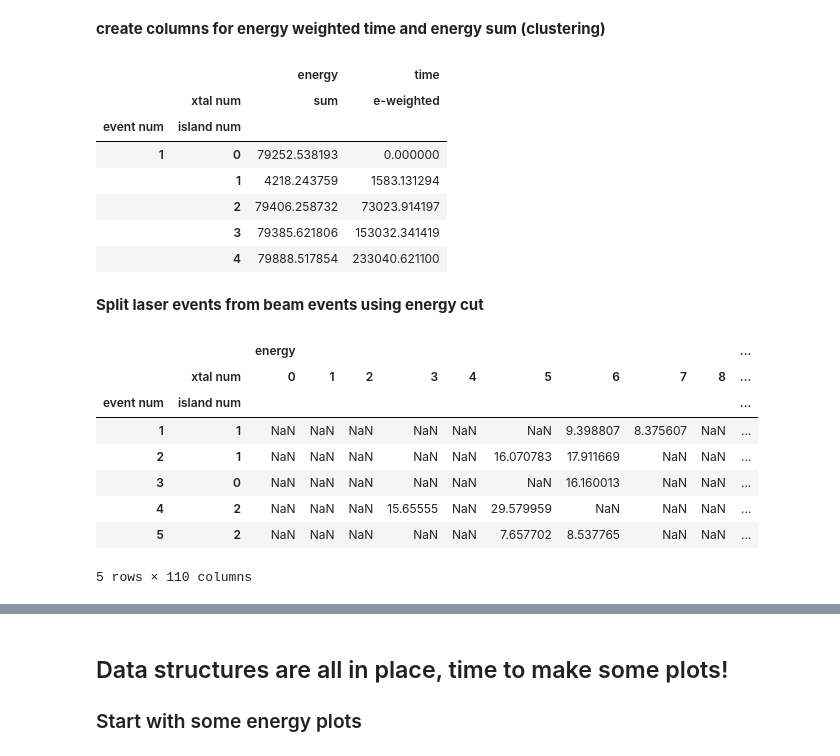
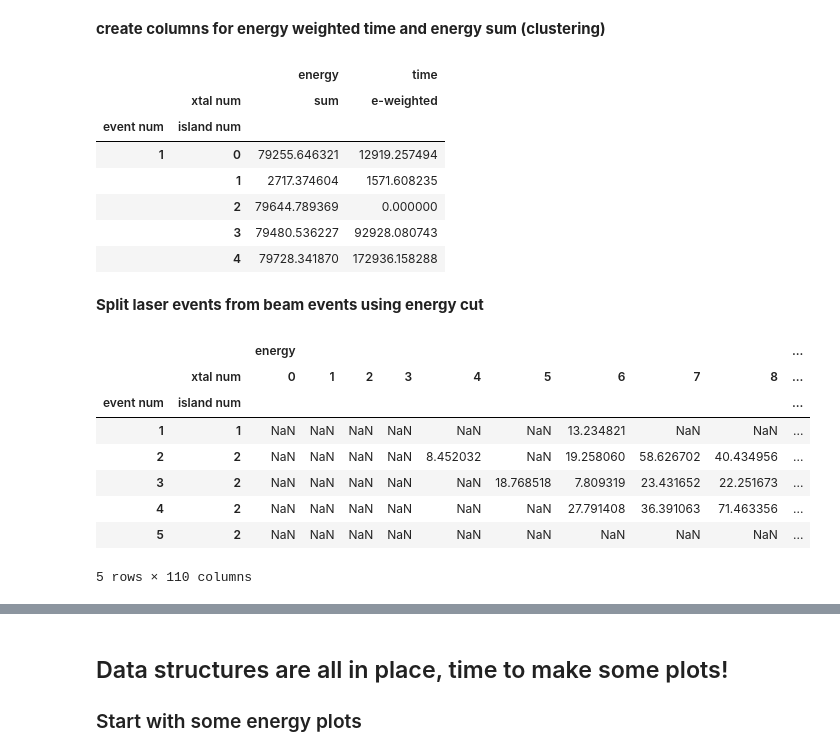
Before and after one commit to atfienberg/gm2-jupyter-notebooks, a Jupyter notebook: SLACWithPandas.ipynb, the cells around one changed output, grey strips where cells are left out. Drawn from its saved outputs; the diff is of its cells as text; code cells hidden in the pictures.

```diff
--- a/SLACWithPandas.ipynb
+++ b/SLACWithPandas.ipynb
@@ -21,8 +21,9 @@ Welcome to JupyROOT 6.08/02
 # %% [markdown]
 ### Open the ROOT file and grab the `eventTree`
 # %%
-slacf = ROOT.TFile("gm2slac_run01936.root")
-slact = slacf.Get('slacAnalyzer/eventTree')
+slact = ROOT.TChain('slacAnalyzer/eventTree')
+for run_num in range(1930, 1939):
+    slact.Add('../rootOutputs/gm2slac_run0{}.root'.format(run_num))
 
 # we are only going to use the CrystalHits
 slact.SetBranchStatus("*",0)
@@ -37,12 +38,16 @@ slact.GetEntries()
 **To make things simple, we'll start with one row per CrystalHit. After this, we won't need ROOT anymore**
 # %%
 framevals = []
-for entry in slact:
+for i, entry in enumerate(slact):
+    # keep event number incrementing across runs
+    # without my having to add a run number column right now
+    event_num = [i+1]*len(entry.XtalHit_EventNum)
     framevals.extend(vals for vals in zip(
-        entry.XtalHit_EventNum, entry.XtalHit_IslandNum, entry.XtalHit_XtalNum,
+        event_num, entry.XtalHit_IslandNum, entry.XtalHit_XtalNum,
         entry.XtalHit_Energy, entry.XtalHit_Time))
 
-xtal_df = pd.DataFrame(framevals, columns=['event num', 'island num', 'xtal num', 'energy', 'time'])
+xtal_df = pd.DataFrame(framevals,
+                       columns=['event num', 'island num', 'xtal num', 'energy', 'time'])
 xtal_df.head()
 # %% [output]
 |  | event num | island num | xtal num | energy | time |
@@ -55,7 +60,8 @@ xtal_df.head()
 **What we really need is one island per row so we can do clustering and look at correlations between crystals. This can be accomplished by "pivoting" the dataframe. The step below will sum energies and average times that have the same event number and island number, but that's ok for our tests here because pileup is not a concern in a typical SLAC run.**
 # %%
 xtal_df = xtal_df.pivot_table(index=['event num', 'island num'], columns=['xtal num'],
-                              values=['energy','time'], aggfunc={'energy' : np.sum, 'time' : np.mean})
+                              values=['energy','time'],
+                              aggfunc={'energy' : np.sum, 'time' : np.mean})
 xtal_df.head()
 # %% [output]
 |  |  | energy |  |  |  |  |  |  |  |  | ... |
@@ -89,26 +95,26 @@ xtal_df[[('energy', 'sum'), ('time', 'e-weighted')]].head()
 |  |  | energy | time |
 |  | xtal num | sum | e-weighted |
 | event num | island num |  |  |
-| 1 | 0 | 79252.538193 | 0.000000 |
-|  | 1 | 4218.243759 | 1583.131294 |
-|  | 2 | 79406.258732 | 73023.914197 |
-|  | 3 | 79385.621806 | 153032.341419 |
-|  | 4 | 79888.517854 | 233040.621100 |
+| 1 | 0 | 79255.646321 | 12919.257494 |
+|  | 1 | 2717.374604 | 1571.608235 |
+|  | 2 | 79644.789369 | 0.000000 |
+|  | 3 | 79480.536227 | 92928.080743 |
+|  | 4 | 79728.341870 | 172936.158288 |
 # %% [markdown]
 **Split laser events from beam events using energy cut**
 # %%
 beam_mask = xtal_df[('energy', 'sum')] < 50000
-beam_df = xtal_df.loc[beam_mask]
+beam_df = pd.DataFrame(xtal_df.loc[beam_mask])
 beam_df.head()
 # %% [output]
 |  |  | energy |  |  |  |  |  |  |  |  | ... |
 |  | xtal num | 0 | 1 | 2 | 3 | 4 | 5 | 6 | 7 | 8 | ... |
 | event num | island num |  |  |  |  |  |  |  |  |  | ... |
-| 1 | 1 | NaN | NaN | NaN | NaN | NaN | NaN | 9.398807 | 8.375607 | NaN | ... |
-| 2 | 1 | NaN | NaN | NaN | NaN | NaN | 16.070783 | 17.911669 | NaN | NaN | ... |
-| 3 | 0 | NaN | NaN | NaN | NaN | NaN | NaN | 16.160013 | NaN | NaN | ... |
-| 4 | 2 | NaN | NaN | NaN | 15.65555 | NaN | 29.579959 | NaN | NaN | NaN | ... |
-| 5 | 2 | NaN | NaN | NaN | NaN | NaN | 7.657702 | 8.537765 | NaN | NaN | ... |
+| 1 | 1 | NaN | NaN | NaN | NaN | NaN | NaN | 13.234821 | NaN | NaN | ... |
+| 2 | 2 | NaN | NaN | NaN | NaN | 8.452032 | NaN | 19.258060 | 58.626702 | 40.434956 | ... |
+| 3 | 2 | NaN | NaN | NaN | NaN | NaN | 18.768518 | 7.809319 | 23.431652 | 22.251673 | ... |
+| 4 | 2 | NaN | NaN | NaN | NaN | NaN | NaN | 27.791408 | 36.391063 | 71.463356 | ... |
+| 5 | 2 | NaN | NaN | NaN | NaN | NaN | NaN | NaN | NaN | NaN | ... |
 5 rows × 110 columns
 # %%
 laser_df = xtal_df.loc[~beam_mask]
```
Also changed, not shown: parts of 30 cells of this notebook.
